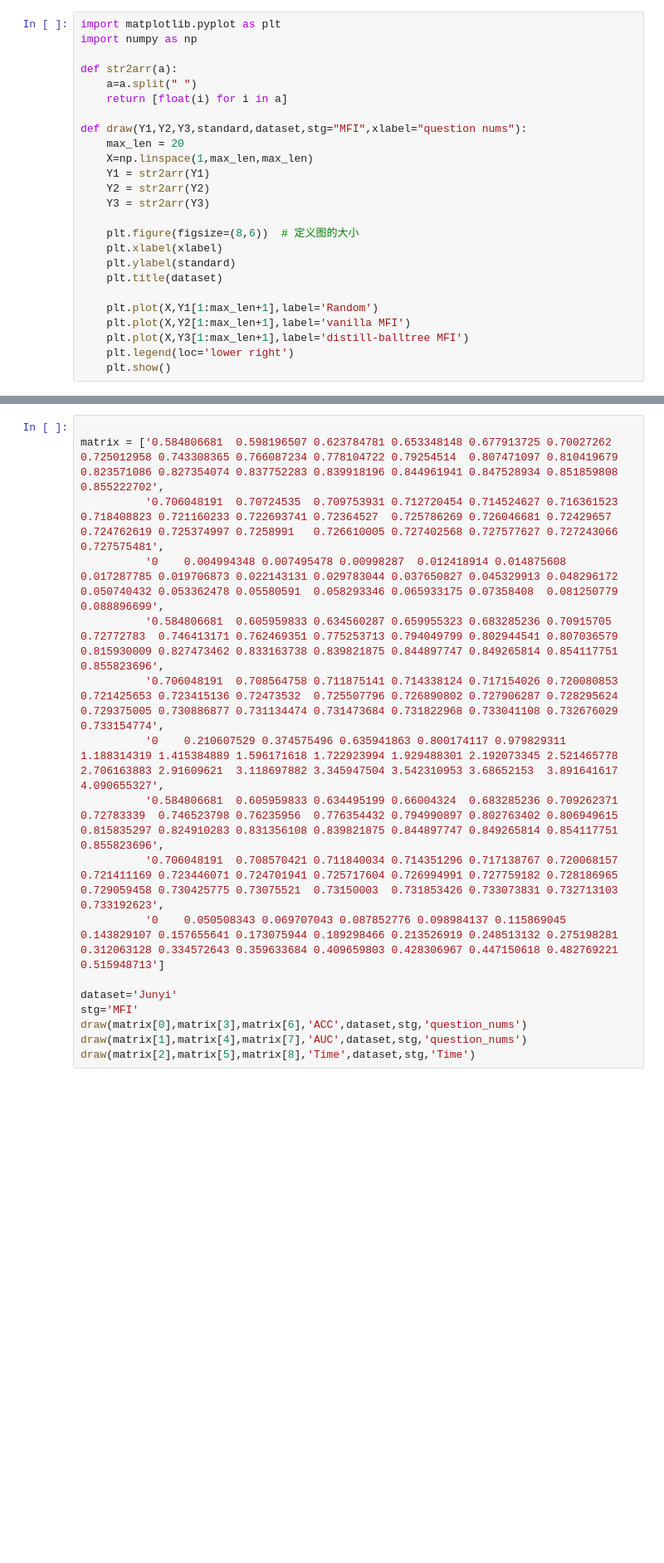
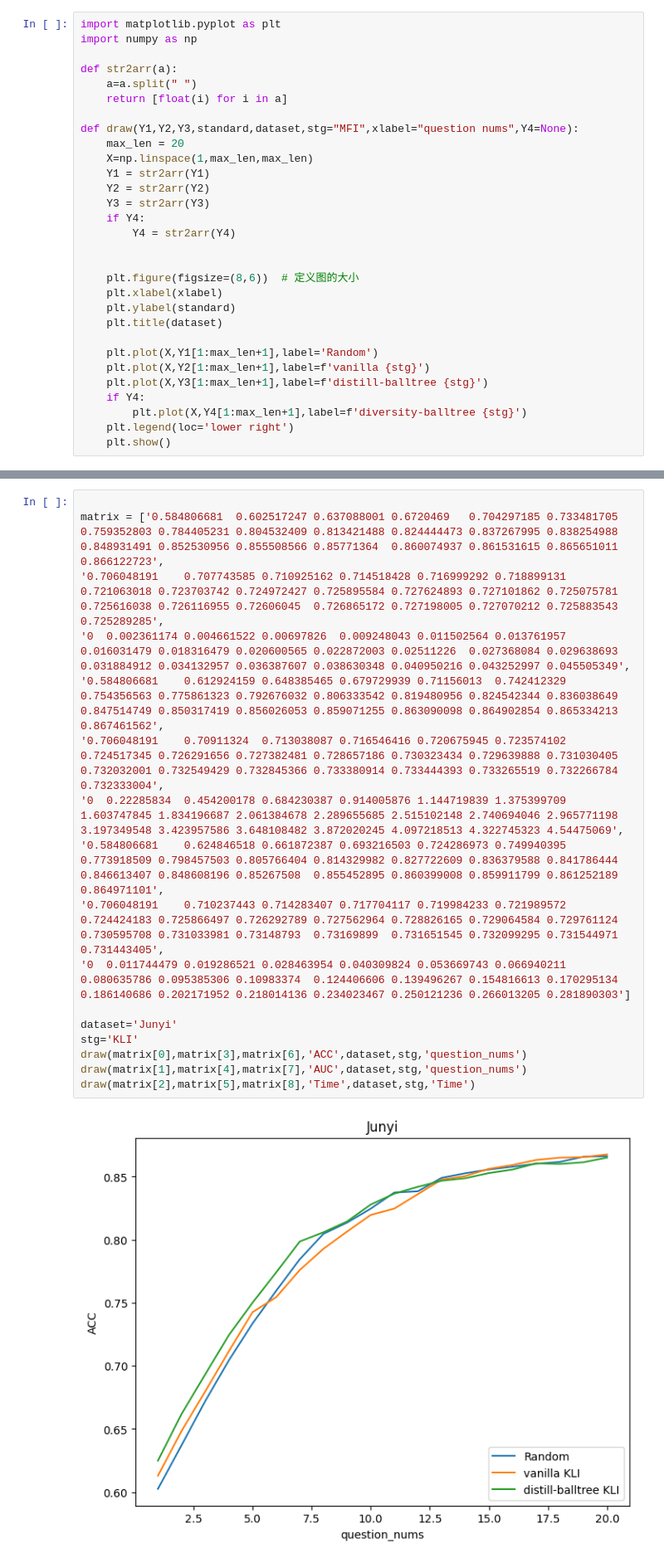
Before and after one commit to ViviHong200709/CAT, a Jupyter notebook: CAT/mips/draw_pic.ipynb, the cells around one changed output, grey strips where cells are left out. Shown: that part at 83% size. Saved outputs shown, nothing was run; the diff lists cells and outputs as text; blank space fills up the shorter version.

```diff
--- a/CAT/mips/draw_pic.ipynb
+++ b/CAT/mips/draw_pic.ipynb
@@ -6,12 +6,15 @@ def str2arr(a):
     a=a.split("	")
     return [float(i) for i in a]
 
-def draw(Y1,Y2,Y3,standard,dataset,stg="MFI",xlabel="question nums"):
+def draw(Y1,Y2,Y3,standard,dataset,stg="MFI",xlabel="question nums",Y4=None):
     max_len = 20
     X=np.linspace(1,max_len,max_len)
     Y1 = str2arr(Y1)
     Y2 = str2arr(Y2)
     Y3 = str2arr(Y3)
+    if Y4:
+        Y4 = str2arr(Y4)
+
 
     plt.figure(figsize=(8,6))  # 定义图的大小
     plt.xlabel(xlabel)
@@ -19,7 +22,9 @@ def draw(Y1,Y2,Y3,standard,dataset,stg="MFI",xlabel="question nums"):
     plt.title(dataset)
 
     plt.plot(X,Y1[1:max_len+1],label='Random')
-    plt.plot(X,Y2[1:max_len+1],label='vanilla MFI')
-    plt.plot(X,Y3[1:max_len+1],label='distill-balltree MFI')
+    plt.plot(X,Y2[1:max_len+1],label=f'vanilla {stg}')
+    plt.plot(X,Y3[1:max_len+1],label=f'distill-balltree {stg}')
+    if Y4:
+        plt.plot(X,Y4[1:max_len+1],label=f'diversity-balltree {stg}')
     plt.legend(loc='lower right')
     plt.show()
@@ -26,17 +55,19 @@ def draw(Y1,Y2,Y3,standard,dataset,stg="MFI",xlabel="question nums"):
 # %%
 
-matrix = ['0.584806681	0.598196507	0.623784781	0.653348148	0.677913725	0.70027262	0.725012958	0.743308365	0.766087234	0.778104722	0.79254514	0.807471097	0.810419679	0.823571086	0.827354074	0.837752283	0.839918196	0.844961941	0.847528934	0.851859808	0.855222702',
-          '0.706048191	0.70724535	0.709753931	0.712720454	0.714524627	0.716361523	0.718408823	0.721160233	0.722693741	0.72364527	0.725786269	0.726046681	0.72429657	0.724762619	0.725374997	0.7258991	0.726610005	0.727402568	0.727577627	0.727243066	0.727575481',
-          '0	0.004994348	0.007495478	0.00998287	0.012418914	0.014875608	0.017287785	0.019706873	0.022143131	0.029783044	0.037650827	0.045329913	0.048296172	0.050740432	0.053362478	0.05580591	0.058293346	0.065933175	0.07358408	0.081250779	0.088896699',
-          '0.584806681	0.605959833	0.634560287	0.659955323	0.683285236	0.70915705	0.72772783	0.746413171	0.762469351	0.775253713	0.794049799	0.802944541	0.807036579	0.815930009	0.827473462	0.833163738	0.839821875	0.844897747	0.849265814	0.854117751	0.855823696',
-          '0.706048191	0.708564758	0.711875141	0.714338124	0.717154026	0.720080853	0.721425653	0.723415136	0.72473532	0.725507796	0.726890802	0.727906287	0.728295624	0.729375005	0.730886877	0.731134474	0.731473684	0.731822968	0.733041108	0.732676029	0.733154774',
-          '0	0.210607529	0.374575496	0.635941863	0.800174117	0.979829311	1.188314319	1.415384889	1.596171618	1.722923994	1.929488301	2.192073345	2.521465778	2.706163883	2.91609621	3.118697882	3.345947504	3.542310953	3.68652153	3.891641617	4.090655327',
-          '0.584806681	0.605959833	0.634495199	0.66004324	0.683285236	0.709262371	0.72783339	0.746523798	0.76235956	0.776354432	0.794990897	0.802763402	0.806949615	0.815835297	0.824910283	0.831356108	0.839821875	0.844897747	0.849265814	0.854117751	0.855823696',
-          '0.706048191	0.708570421	0.711840034	0.714351296	0.717138767	0.720068157	0.721411169	0.723446071	0.724701941	0.725717604	0.726994991	0.727759182	0.728186965	0.729059458	0.730425775	0.73075521	0.73150003	0.731853426	0.733073831	0.732713103	0.733192623',
-          '0	0.050508343	0.069707043	0.087852776	0.098984137	0.115869045	0.143829107	0.157655641	0.173075944	0.189298466	0.213526919	0.248513132	0.275198281	0.312063128	0.334572643	0.359633684	0.409659803	0.428306967	0.447150618	0.482769221	0.515948713']
+matrix = ['0.584806681	0.602517247	0.637088001	0.6720469	0.704297185	0.733481705	0.759352803	0.784405231	0.804532409	0.813421488	0.824444473	0.837267995	0.838254988	0.848931491	0.852530956	0.855508566	0.85771364	0.860074937	0.861531615	0.865651011	0.866122723',
+'0.706048191	0.707743585	0.710925162	0.714518428	0.716999292	0.718899131	0.721063018	0.723703742	0.724972427	0.725895584	0.727624893	0.727101862	0.725075781	0.725616038	0.726116955	0.72606045	0.726865172	0.727198005	0.727070212	0.725883543	0.725289285',
+'0	0.002361174	0.004661522	0.00697826	0.009248043	0.011502564	0.013761957	0.016031479	0.018316479	0.020600565	0.022872003	0.02511226	0.027368084	0.029638693	0.031884912	0.034132957	0.036387607	0.038630348	0.040950216	0.043252997	0.045505349',
+'0.584806681	0.612924159	0.648385465	0.679729939	0.71156013	0.742412329	0.754356563	0.775861323	0.792676032	0.806333542	0.819480956	0.824542344	0.836038649	0.847514749	0.850317419	0.856026053	0.859071255	0.863090098	0.864902854	0.865334213	0.867461562',
+'0.706048191	0.70911324	0.713038087	0.716546416	0.720675945	0.723574102	0.724517345	0.726291656	0.727382481	0.728657186	0.730323434	0.729639888	0.731030405	0.732032001	0.732549429	0.732845366	0.733380914	0.733444393	0.733265519	0.732266784	0.732333004',
+'0	0.22285834	0.454200178	0.684230387	0.914005876	1.144719839	1.375399709	1.603747845	1.834196687	2.061384678	2.289655685	2.515102148	2.740694046	2.965771198	3.197349548	3.423957586	3.648108482	3.872020245	4.097218513	4.322745323	4.54475069',
+'0.584806681	0.624846518	0.661872387	0.693216503	0.724286973	0.749940395	0.773918509	0.798457503	0.805766404	0.814329982	0.827722609	0.836379588	0.841786444	0.846613407	0.848608196	0.85267508	0.855452895	0.860399008	0.859911799	0.861252189	0.864971101',
+'0.706048191	0.710237443	0.714283407	0.717704117	0.719984233	0.721989572	0.724424183	0.725866497	0.726292789	0.727562964	0.728826165	0.729064584	0.729761124	0.730595708	0.731033981	0.73148793	0.73169899	0.731651545	0.732099295	0.731544971	0.731443405',
+'0	0.011744479	0.019286521	0.028463954	0.040309824	0.053669743	0.066940211	0.080635786	0.095385306	0.10983374	0.124406606	0.139496267	0.154816613	0.170295134	0.186140686	0.202171952	0.218014136	0.234023467	0.250121236	0.266013205	0.281890303']
 
 dataset='Junyi'
-stg='MFI'
+stg='KLI'
 draw(matrix[0],matrix[3],matrix[6],'ACC',dataset,stg,'question_nums')
 draw(matrix[1],matrix[4],matrix[7],'AUC',dataset,stg,'question_nums')
 draw(matrix[2],matrix[5],matrix[8],'Time',dataset,stg,'Time')
+# %% [output]
+[figure, added]
```
Also changed, not shown: parts of 3 cells of this notebook, 9 other files.
